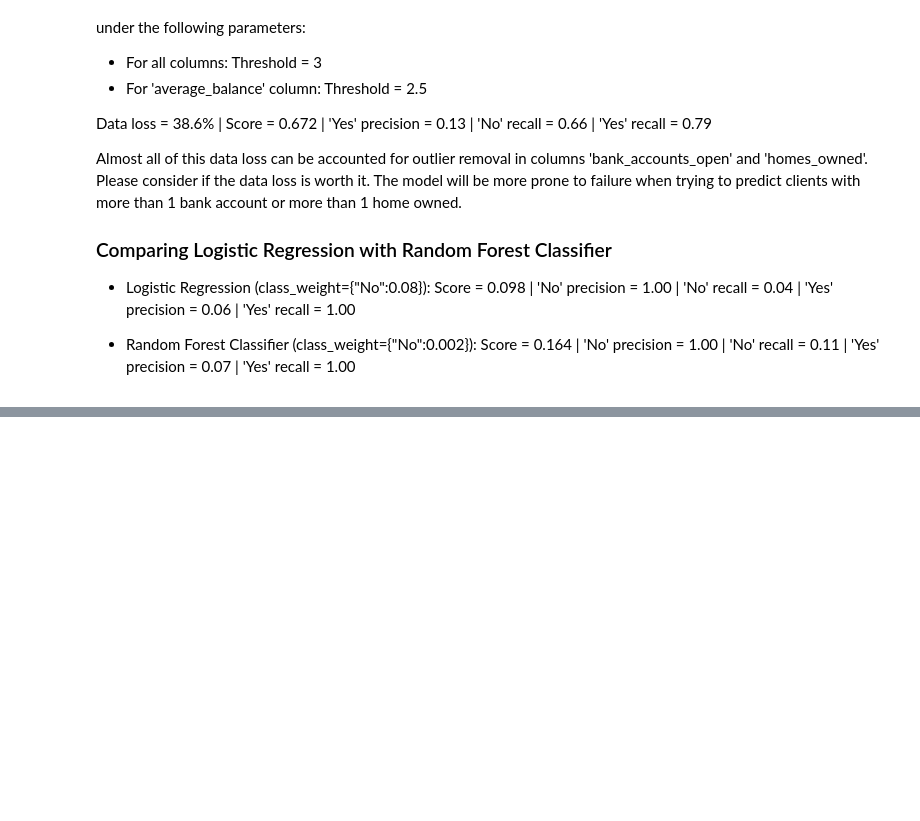
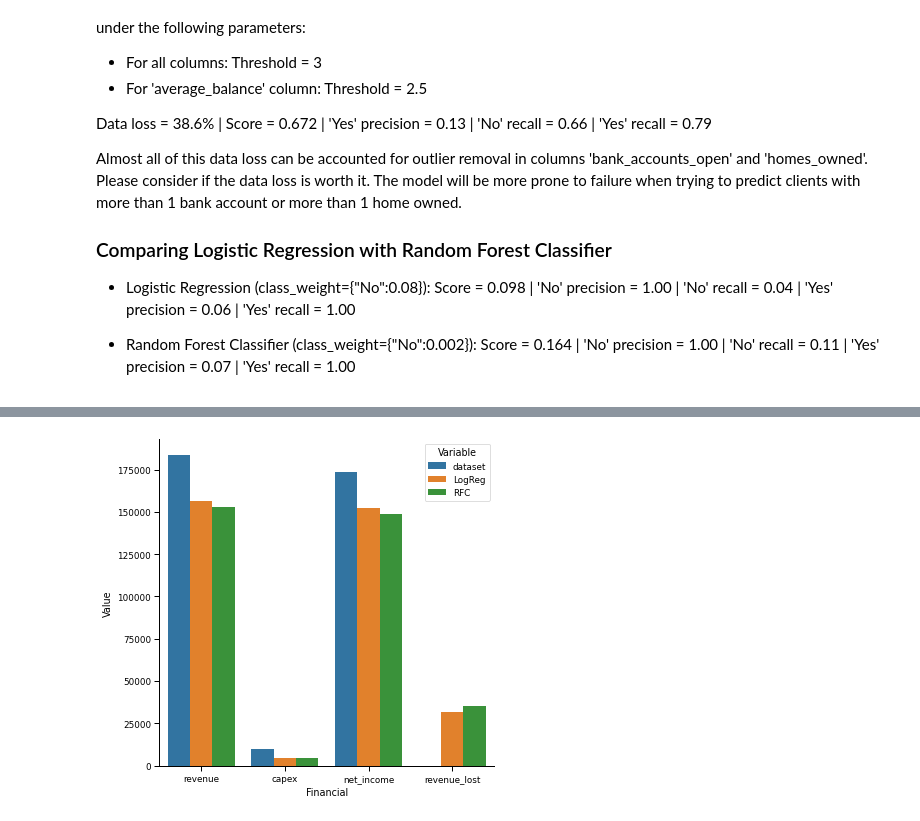
Before and after one commit to felagund93/mid-bootcamp-project-classification, a Jupyter notebook: Mid_project_classification_RandomForest.ipynb, the cells around one changed output, grey strips where cells are left out. Drawn from its saved outputs; the diff is of its cells as text; code cells hidden in the pictures; blank space fills up the shorter version.

```diff
--- a/Mid_project_classification_RandomForest.ipynb
+++ b/Mid_project_classification_RandomForest.ipynb
@@ -524,0 +550,33 @@ weighted avg       0.93      0.64      0.73      5393
+# %%
+def calc_financials_cf_matrix(cf_matrix,cost_sales,rev_customer,model,normalized=False):
+    total_customers=np.sum(cf_matrix)
+    customers_contacted=cf_matrix[0,1]+cf_matrix[1,1]
+    customers_yes=cf_matrix[1,1]
+    customers_lost=cf_matrix[1,0]
+
+    if normalized == False:
+        revenue=customers_yes*rev_customer
+        capex=customers_contacted*cost_sales
+        revenue_lost=customers_lost*rev_customer
+        net=revenue-capex
+    else:
+        revenue=customers_yes*rev_customer/total_customers
+        capex=customers_contacted*cost_sales/total_customers
+        revenue_lost=customers_lost*rev_customer/total_customers
+        net=(customers_yes*rev_customer-customers_contacted*cost_sales)/total_customers
+
+    financials={'financial':['revenue','capex','net_income','revenue_lost'],
+                model:[revenue,capex,net,revenue_lost]}
+    financials_df=pd.DataFrame(data=financials)
+    return financials_df
+# %%
+target=df['offer_accepted']
+total_customers=target.count()
+cost_sales=0.55
+rev_customer=180
+# %%
+financials_df=calc_financials_df(target,cost_sales,rev_customer,'dataset',normalized=False)
+financials_rfc= calc_financials_cf_matrix(cf_matrix,cost_sales,rev_customer,'RFC',normalized=True).iloc[:,1:].mul(total_customers).round(decimals=2)
+financials_logreg=pd.read_csv('../mid-bootcamp-project-classification/LR_financials_df.csv')
+comparison=pd.concat([financials_df,financials_logreg['LogReg'],financials_rfc['RFC']],axis=1)
+comparison
@@ -575,0 +649,8 @@ sns.despine(fig)
+# %%
+fig, ax1 = plt.subplots(figsize=(6, 6))
+tidy=comparison.melt(id_vars='financial').rename(columns=str.title)
+tidy
+sns.barplot(x='Financial', y='Value', hue='Variable', data=tidy, ax=ax1)
+sns.despine(fig)
+# %% [output]
+[figure, added]
```
Also changed, not shown: parts of 8 cells of this notebook, 5 other files.
